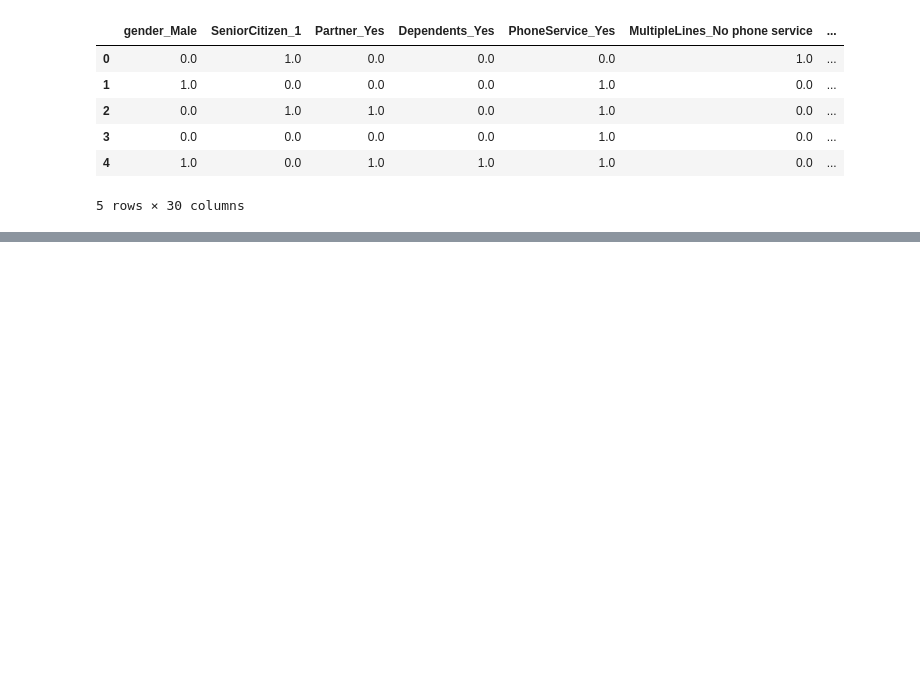
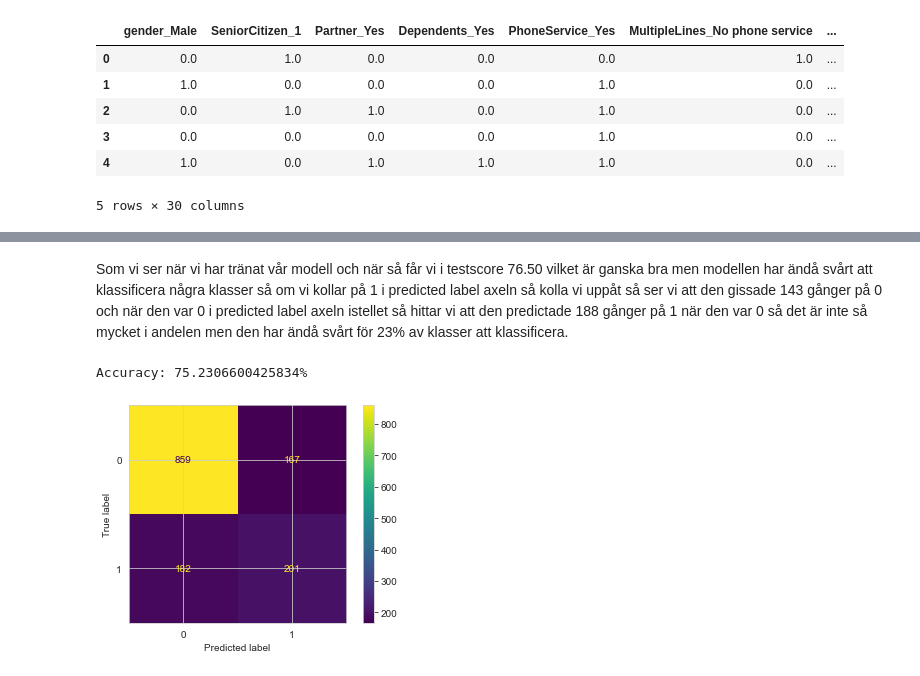
Before and after one commit to Ahmad223455322/Deep-la-rning-Linja-r_reg, a Jupyter notebook: Ahmad_Zarzar_neurala nätverk.ipynb, the cells around one changed output, grey strips where cells are left out. Drawn from its saved outputs; the diff is of its cells as text; code cells hidden in the pictures; blank space fills up the shorter version.

```diff
--- a/Ahmad_Zarzar_neurala nätverk.ipynb
+++ b/Ahmad_Zarzar_neurala nätverk.ipynb
@@ -271,0 +314,15 @@ Error:
+# %% [markdown]
+Som vi ser när vi har tränat vår modell och när  så får vi i testscore 76.50 vilket är ganska bra men modellen har ändå svårt att klassificera några klasser så om vi kollar på 1 i predicted label axeln så kolla vi uppåt så ser vi att den gissade 143 gånger på 0 och  när den var 0 i predicted label axeln istellet så hittar vi att den predictade 188 gånger på 1 när den var 0 så det är inte så mycket i andelen men den har ändå svårt för 23% av klasser att klassificera.
+# %%
+clf_3 = MLPClassifier(learning_rate_init=0.01,hidden_layer_sizes=(100,100,100,100,100,100,100,100,100,100), random_state=42)
+clf_3.fit(x_train, y_train)
+
+score_3=clf_3.score(x_test,y_test)
+print(f'Accuracy: {score_3*100}%')
+
+
+plot_confusion_matrix(clf_3, x_test, y_test)
+plt.show()
+# %% [output]
+Accuracy: 75.2306600425834%
+[figure, added]
```
Also changed, not shown: parts of 34 cells of this notebook, 1 other file.
